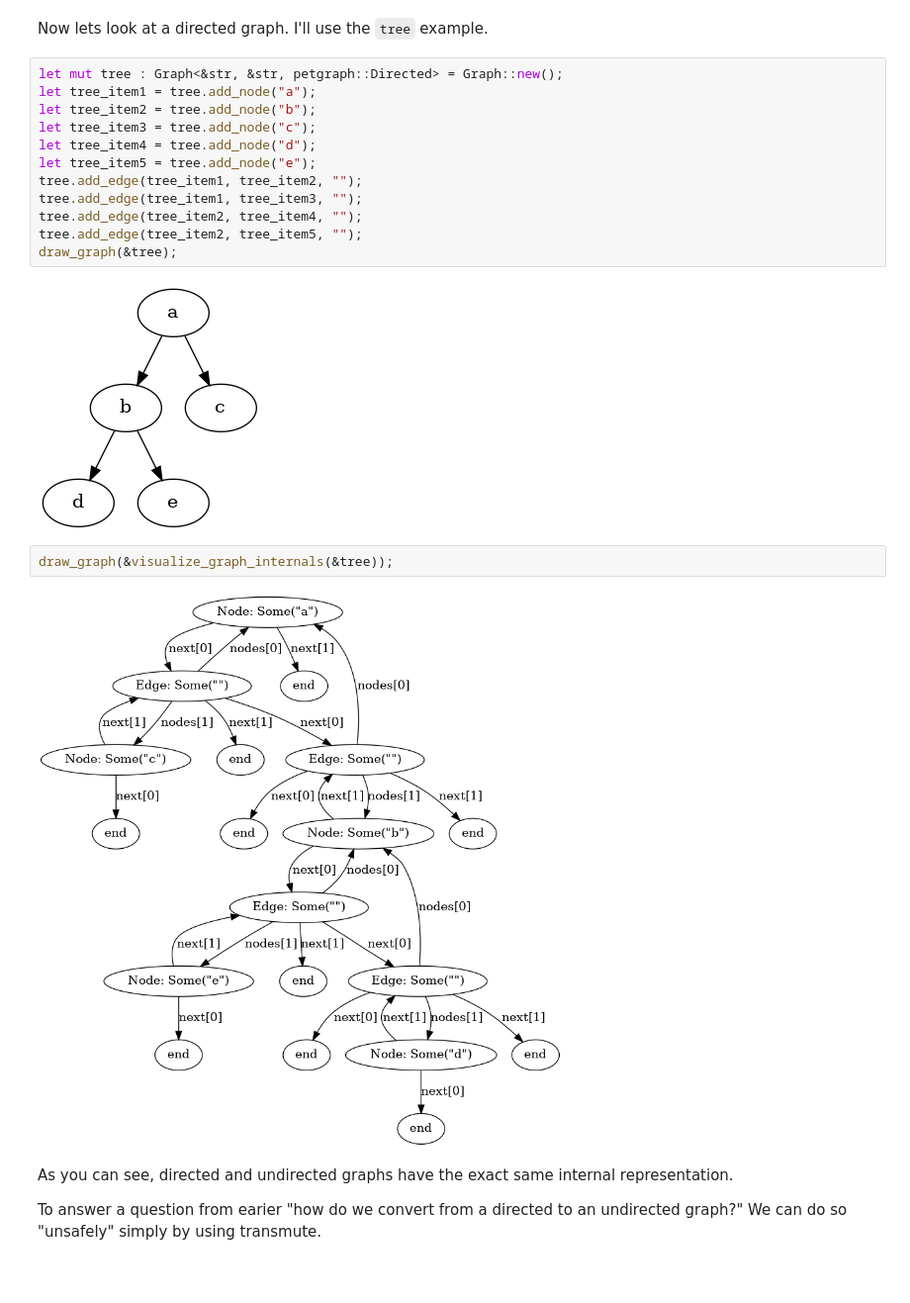
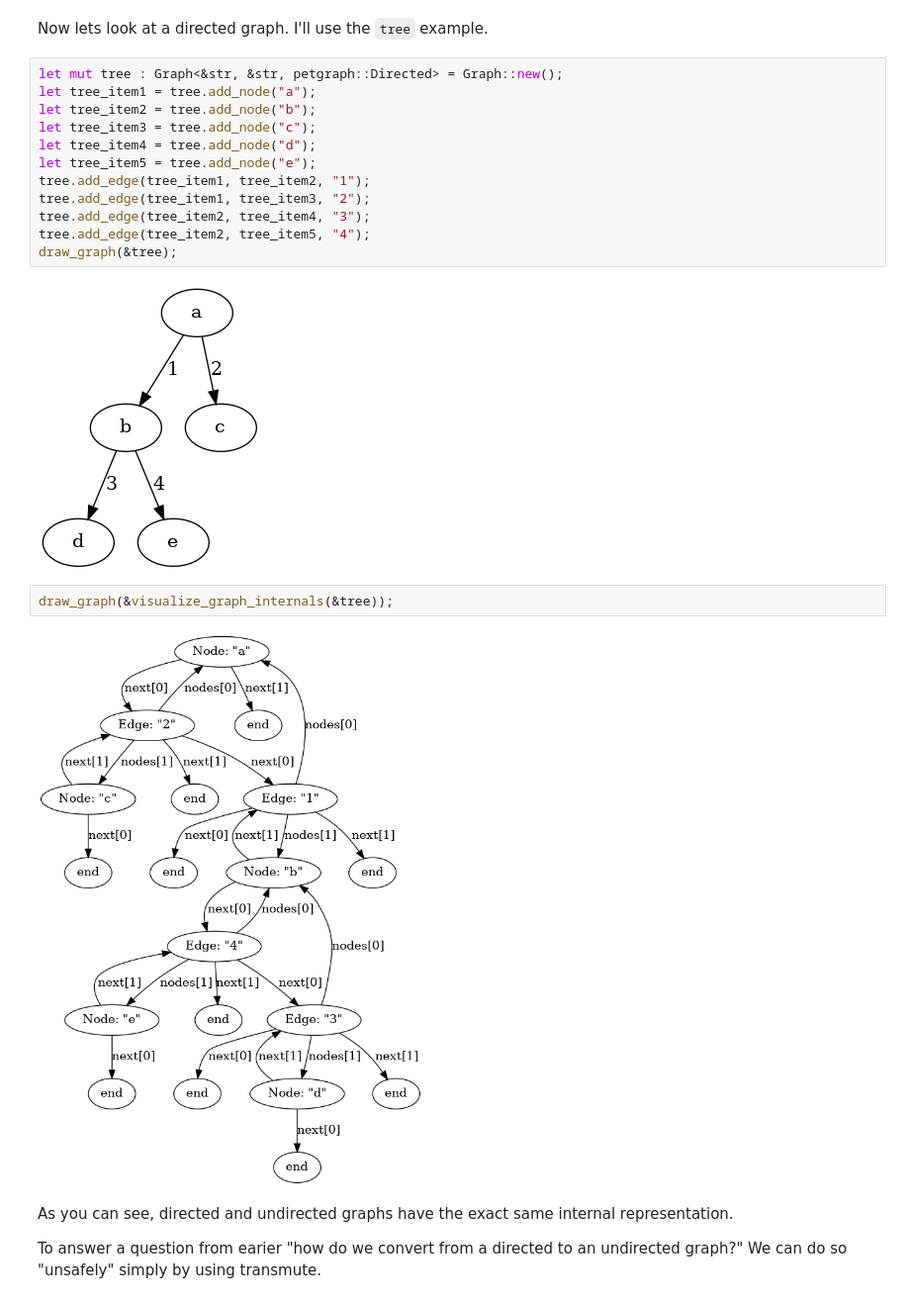
Before and after one commit to timthelion/rust-jupyter, a Jupyter notebook: petgraph-internals.ipynb, the cells around one changed output. Shown at 99% size. Drawn from its saved outputs; the diff is of its cells as text; blank space fills up the shorter version.

```diff
--- a/petgraph-internals.ipynb
+++ b/petgraph-internals.ipynb
@@ -175,21 +175,21 @@ Now lets look at a directed graph. I'll use the `tree` example.
 # %%
 let mut tree : Graph<&str, &str, petgraph::Directed> = Graph::new();
 let tree_item1 = tree.add_node("a");
 let tree_item2 = tree.add_node("b");
 let tree_item3 = tree.add_node("c");
 let tree_item4 = tree.add_node("d");
 let tree_item5 = tree.add_node("e");
-tree.add_edge(tree_item1, tree_item2, "");
-tree.add_edge(tree_item1, tree_item3, "");
-tree.add_edge(tree_item2, tree_item4, "");
-tree.add_edge(tree_item2, tree_item5, "");
+tree.add_edge(tree_item1, tree_item2, "1");
+tree.add_edge(tree_item1, tree_item3, "2");
+tree.add_edge(tree_item2, tree_item4, "3");
+tree.add_edge(tree_item2, tree_item5, "4");
 draw_graph(&tree);
 # %% [output]
-[figure, old version]
+[figure, new version]
 # %%
 draw_graph(&visualize_graph_internals(&tree));
 # %% [output]
-[figure, old version]
+[figure, new version]
 # %% [markdown]
 As you can see, directed and undirected graphs have the exact same internal representation.
 
```
Also changed, not shown: parts of 14 cells of this notebook.
